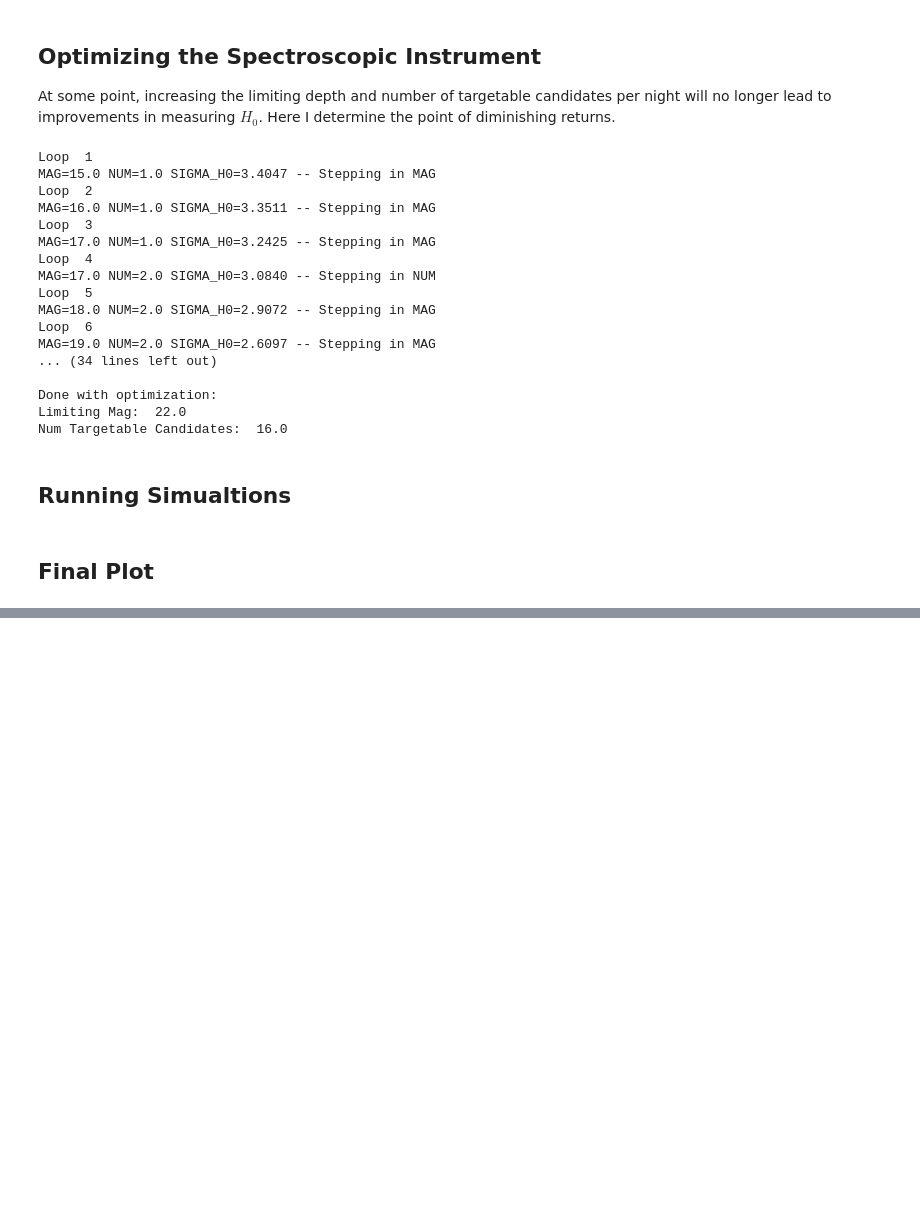
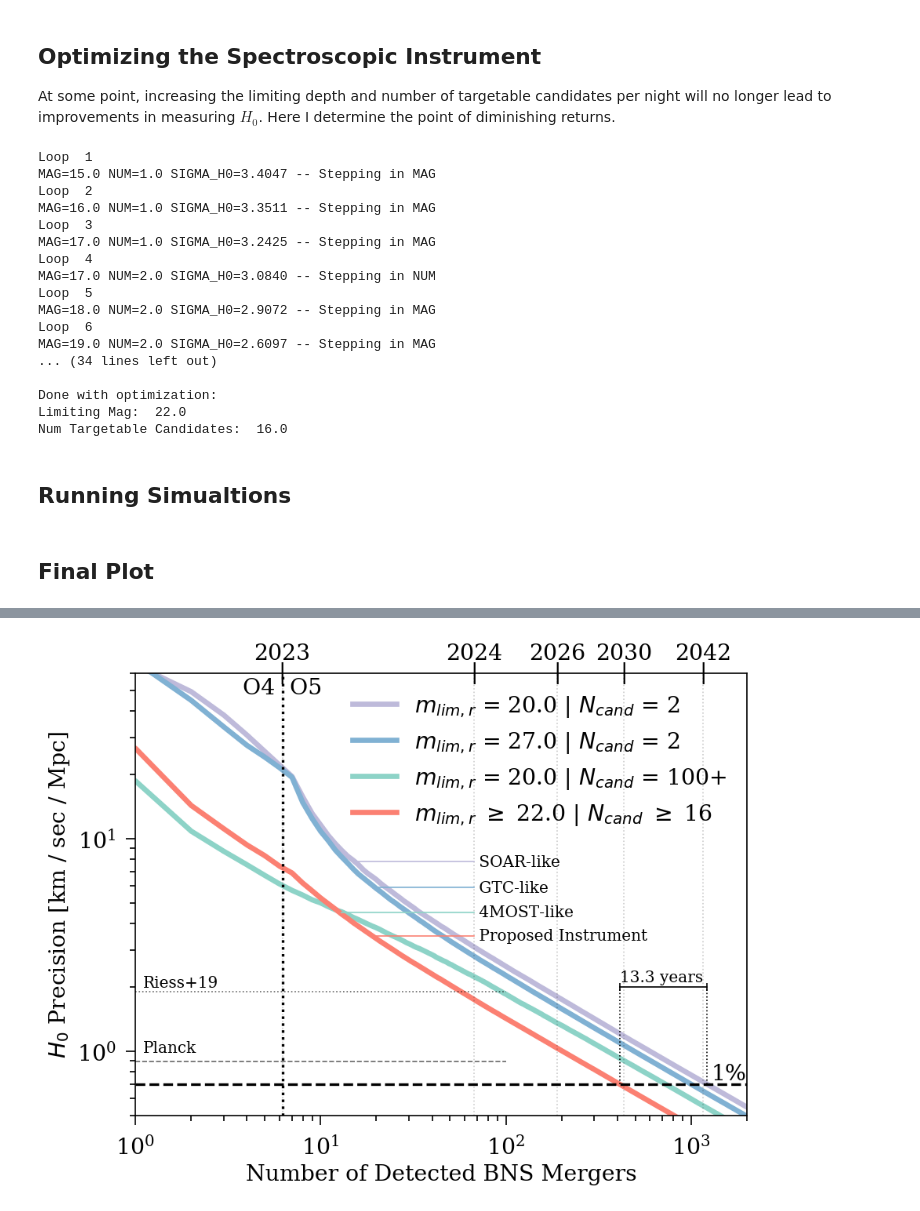
Before and after one commit to rmorgan10/Snowmass2021, a Jupyter notebook: GW_Forecaster.ipynb, the cells around one changed output, grey strips where cells are left out. Saved outputs shown, nothing was run; the diff lists cells and outputs as text; code cells hidden in the pictures; blank space fills up the shorter version.

Commit message:
update plot formatting

```diff
--- a/GW_Forecaster.ipynb
+++ b/GW_Forecaster.ipynb
@@ -87,6 +87,7 @@ class LVC:
         # divide by 2 for visible sky
         # multiply by 0.9 for 90% localization area
         self.O4_alerts = self.calc_num_alerts_per_run(self.O4_MIN_D, self.O4_MAX_D) * self.O4_LENGTH / 2 * 0.9
+        self.O5_alerts_per_year = self.calc_num_alerts_per_run(self.O5_MIN_D, self.O5_MAX_D) / 2 * 0.9
 
         self.get_bns_distance_dist()
         self.get_bns_localization_dist()
@@ -410,9 +411,11 @@ def get_results(detector, NUM_ALERTS=1000, num_realizations=20, as_percentage=Fa
 
     return np.mean(results, axis=0)
 # %%
-NUM_ALERTS = 1000
+NUM_ALERTS = 2000
 
-detectors = {'SOAR': Detector(limiting_mag=20.5, num_targetable_per_night=2),
+detectors = {'SOAR': Detector(limiting_mag=20.0, num_targetable_per_night=2),
+             'GTC': Detector(limiting_mag=27.0, num_targetable_per_night=2),
+             '4MOST': Detector(limiting_mag=20.0, num_targetable_per_night=100),
              'OPTIMAL': Detector(limiting_mag=22.0, num_targetable_per_night=16)}
 
 results = {name: get_results(detector, NUM_ALERTS=NUM_ALERTS) for name, detector in detectors.items()}
@@ -455,0 +424,77 @@ plt.show()
+# %%
+plt_styles = {'SOAR': {"label": "$m_{lim, r}$ = 20.0 | $N_{cand}$ = 2", "lw": 4, "color":"#bebada"},
+              'GTC': {"label": "$m_{lim, r}$ = 27.0 | $N_{cand}$ = 2", "lw": 4, "color":"#80b1d3"},
+              '4MOST': {"label": "$m_{lim, r}$ = 20.0 | $N_{cand}$ = 100+", "lw": 4, "color":"#8dd3c7"},
+              'OPTIMAL': {"label": "$m_{lim, r}$ $\geq$ 22.0 | $N_{cand}$ $\geq$ 16", "lw":4, "color":"#fb8072"}}
+# %%
+plt_style()
+plt.figure(figsize=(8,6), dpi=120)
+
+# Plot forcasted lines
+for detector in detectors.keys():
+    plt.plot(np.arange(NUM_ALERTS + 1), results[detector], **plt_styles[detector])
+
+# Years
+year_map = {2023: lvc.O4_alerts}
+for year in [2024, 2026, 2030, 2042]:
+    year_map[year] = lvc.O5_alerts_per_year * (year - 2023) + lvc.O4_alerts
+for year, n_alerts in year_map.items():
+    plt.text(n_alerts, 57, "|", horizontalalignment='center')
+    plt.text(n_alerts, 70, str(year), horizontalalignment='center')
+    plt.axvline(n_alerts, ls=':', alpha=0.2)
+
+# H0 at 1% precision
+plt.axhline(0.7, ls='--', lw=2, color='black')
+plt.text(2000, 0.7, "1%", horizontalalignment='right', verticalalignment='bottom')
+
+# 1% Time Difference
+alert_min = np.arange(NUM_ALERTS + 1)[np.argmin(np.abs(results['OPTIMAL'] - 0.7))]
+alert_max = np.arange(NUM_ALERTS + 1)[np.argmin(np.abs(results['SOAR'] - 0.7))]
+year_diff = (alert_max - alert_min) / lvc.O5_alerts_per_year
+plt.plot([alert_min, alert_max], [2.0, 2.0], marker='|', color='black')
+plt.text(alert_min, 2.05, "{:.1f} years".format(year_diff), fontsize=12, verticalalignment='bottom')
+plt.plot([alert_min, alert_min], [0.7, 2.0], color='black', ls=':')
+plt.plot([alert_max, alert_max], [0.7, 2.0], color='black', ls=':')
+
+# Add arrow annotations
+#plt.arrow(50, 5, -20, 0, color=plt_styles["SOAR"]["color"], width=0.4, head_width=3.*0.4, head_length=2*0.4)
+#plt.arrow(50, 3, -20, 0, color=plt_styles["OPTIMAL"]["color"], width=0.15, zorder=40)
+plt.plot([np.arange(NUM_ALERTS + 1)[np.argmin(np.abs(results['SOAR'] - 7.8))], year_map[2024]], [7.8]*2, color=plt_styles["SOAR"]["color"])
+plt.plot([np.arange(NUM_ALERTS + 1)[np.argmin(np.abs(results['GTC'] - 5.9))], year_map[2024]], [5.9]*2, color=plt_styles["GTC"]["color"])
+plt.plot([np.arange(NUM_ALERTS + 1)[np.argmin(np.abs(results['4MOST'] - 4.5))], year_map[2024]], [4.5]*2, color=plt_styles["4MOST"]["color"])
+plt.plot([np.arange(NUM_ALERTS + 1)[np.argmin(np.abs(results['OPTIMAL'] - 3.5))], year_map[2024]], [3.5]*2, color=plt_styles["OPTIMAL"]["color"])
+plt.text(year_map[2024], 7.8, " SOAR-like", fontsize=12, verticalalignment='center')
+plt.text(year_map[2024], 5.9, " GTC-like", fontsize=12, verticalalignment='center')
+plt.text(year_map[2024], 4.5, " 4MOST-like", fontsize=12, verticalalignment='center')
+plt.text(year_map[2024], 3.5, " Proposed Instrument", fontsize=12, verticalalignment='center')
+
+# Plot O4-O5 transition
+plt.axvline(x=lvc.O4_alerts, ls=":", c="black", lw=2)
+plt.text(lvc.O4_alerts, 48, "O4 ", horizontalalignment='right')
+plt.text(lvc.O4_alerts, 48, " O5", horizontalalignment='left')
+
+# Existing / Expected Constraints from other probes
+sn = 1.9 #* 0.7
+pl = 0.6/67.27*100 #*0.7
+plt.plot([1,100],[pl,pl],'k--',alpha=0.6)
+plt.plot([1,100],[sn,sn],'k:',alpha=0.6)
+plt.text(1.1,pl+0.1,'Planck', fontsize=12)
+plt.text(1.1,sn+0.1,'Riess+19', fontsize=12)
+
+# Plot formatting
+plt.legend()
+plt.ylim(0.5, 60)
+plt.xlim(1, NUM_ALERTS)
+plt.xscale('log')
+plt.yscale('log')
+plt.ylabel("$H_0$ Precision [km / sec / Mpc]")
+plt.xlabel("Number of Detected BNS Mergers")
+
+
+plt.tight_layout()
+
+plt.savefig('GW_forecast_plot.pdf')
+
+plt.show()
+# %% [output]
+[figure, added]
```
Also changed, not shown: parts of 2 cells of this notebook, 1 other file.
